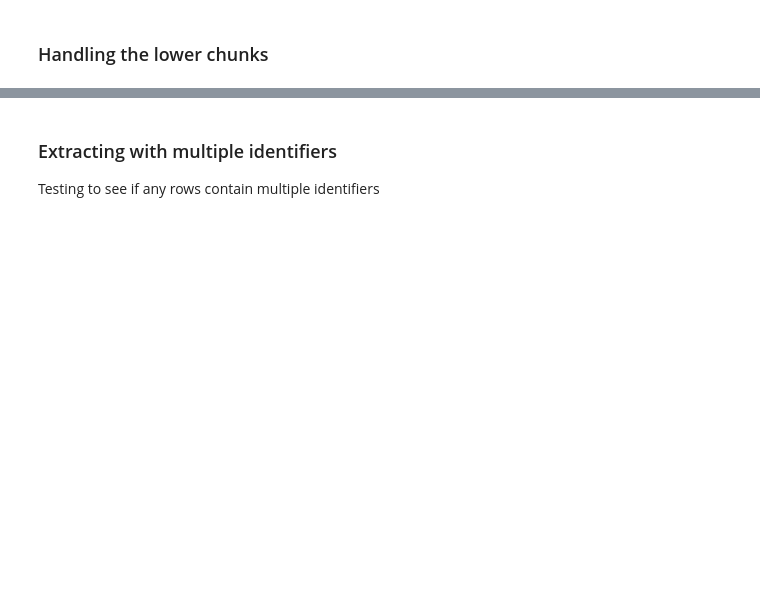
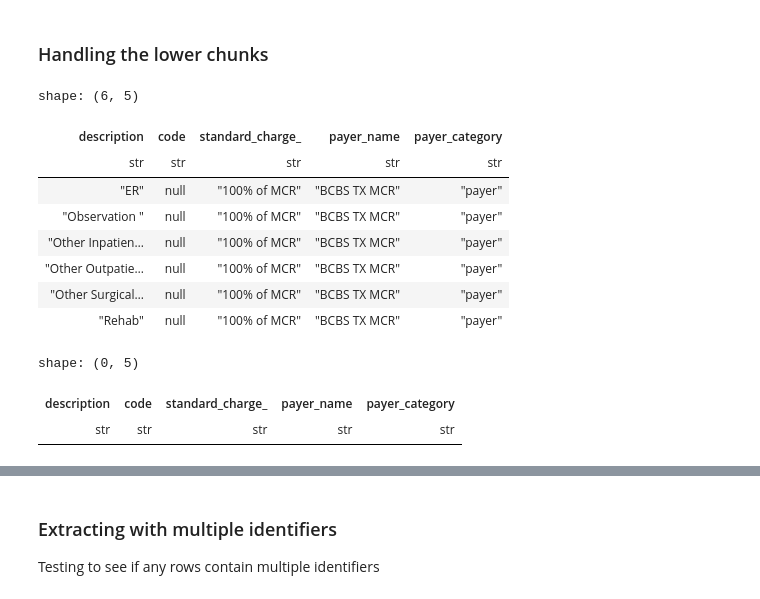
Before and after one commit to dolthub/data-analysis, a Jupyter notebook: hospital-price-transparency/data_cleaning_examples/HCA.ipynb, the cells around one changed output, grey strips where cells are left out. Drawn from its saved outputs; the diff is of its cells as text; code cells hidden in the pictures; blank space fills up the shorter version.

```diff
--- a/hospital-price-transparency/data_cleaning_examples/HCA.ipynb
+++ b/hospital-price-transparency/data_cleaning_examples/HCA.ipynb
@@ -146,5 +177,23 @@ for chunk in lower_chunks:
+# %%
+new_lower_chunks[6]
+# %% [output]
+shape: (6, 5)
+| description | code | standard_charge_ | payer_name | payer_category |
+| str | str | str | str | str |
+| "ER" | null | "100% of MCR" | "BCBS TX MCR" | "payer" |
+| "Observation " | null | "100% of MCR" | "BCBS TX MCR" | "payer" |
+| "Other Inpatien… | null | "100% of MCR" | "BCBS TX MCR" | "payer" |
+| "Other Outpatie… | null | "100% of MCR" | "BCBS TX MCR" | "payer" |
+| "Other Surgical… | null | "100% of MCR" | "BCBS TX MCR" | "payer" |
+| "Rehab" | null | "100% of MCR" | "BCBS TX MCR" | "payer" |
 # %%
 lower_chunk = pl.concat(new_lower_chunks)
+# %%
+lower_chunk.filter(pl.col('description').is_null())
+# %% [output]
+shape: (0, 5)
+| description | code | standard_charge_ | payer_name | payer_category |
+| str | str | str | str | str |
 # %%
 lower_chunk.sample(10)
 # %% [output]
```
Also changed, not shown: parts of 15 cells of this notebook.
